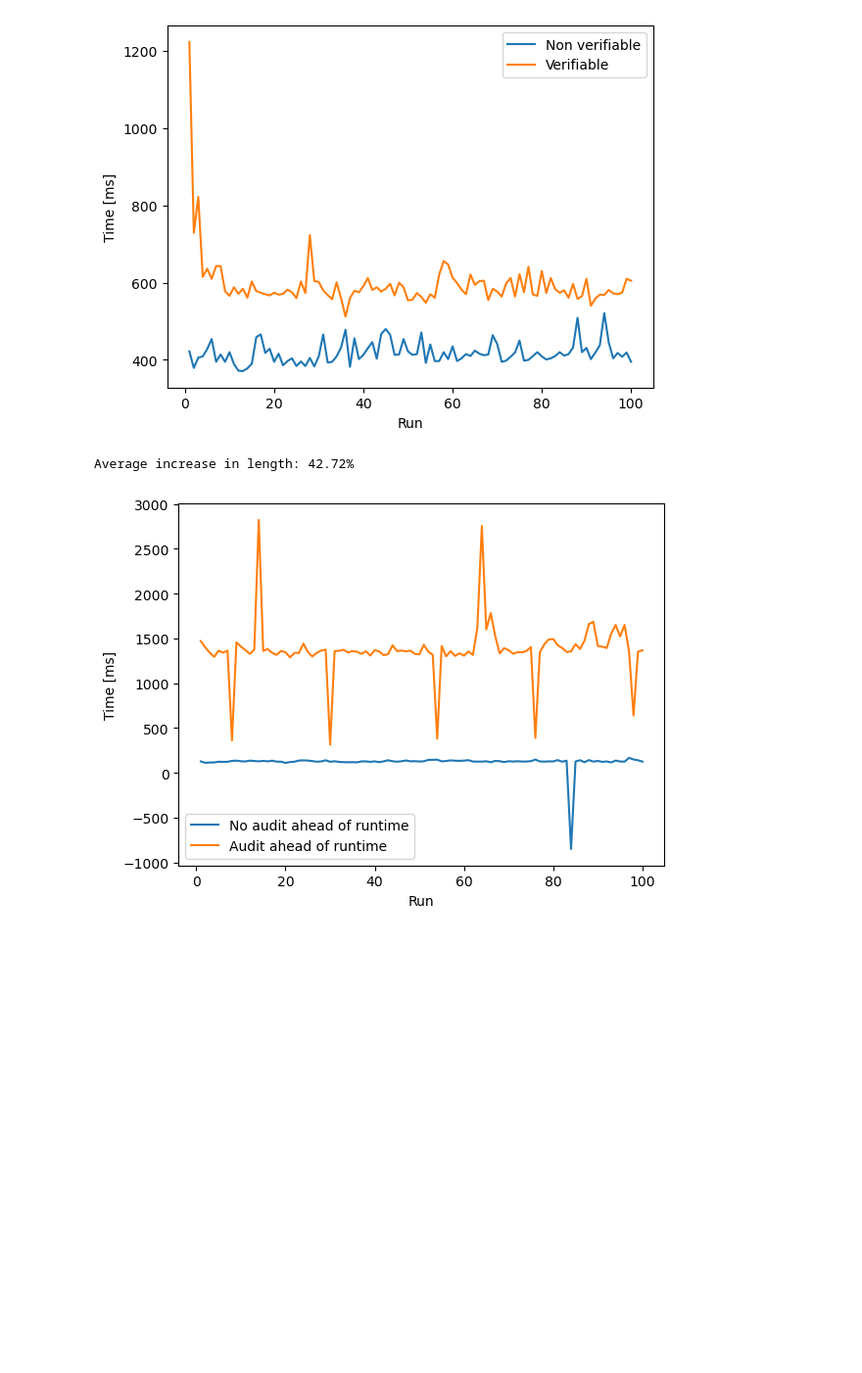
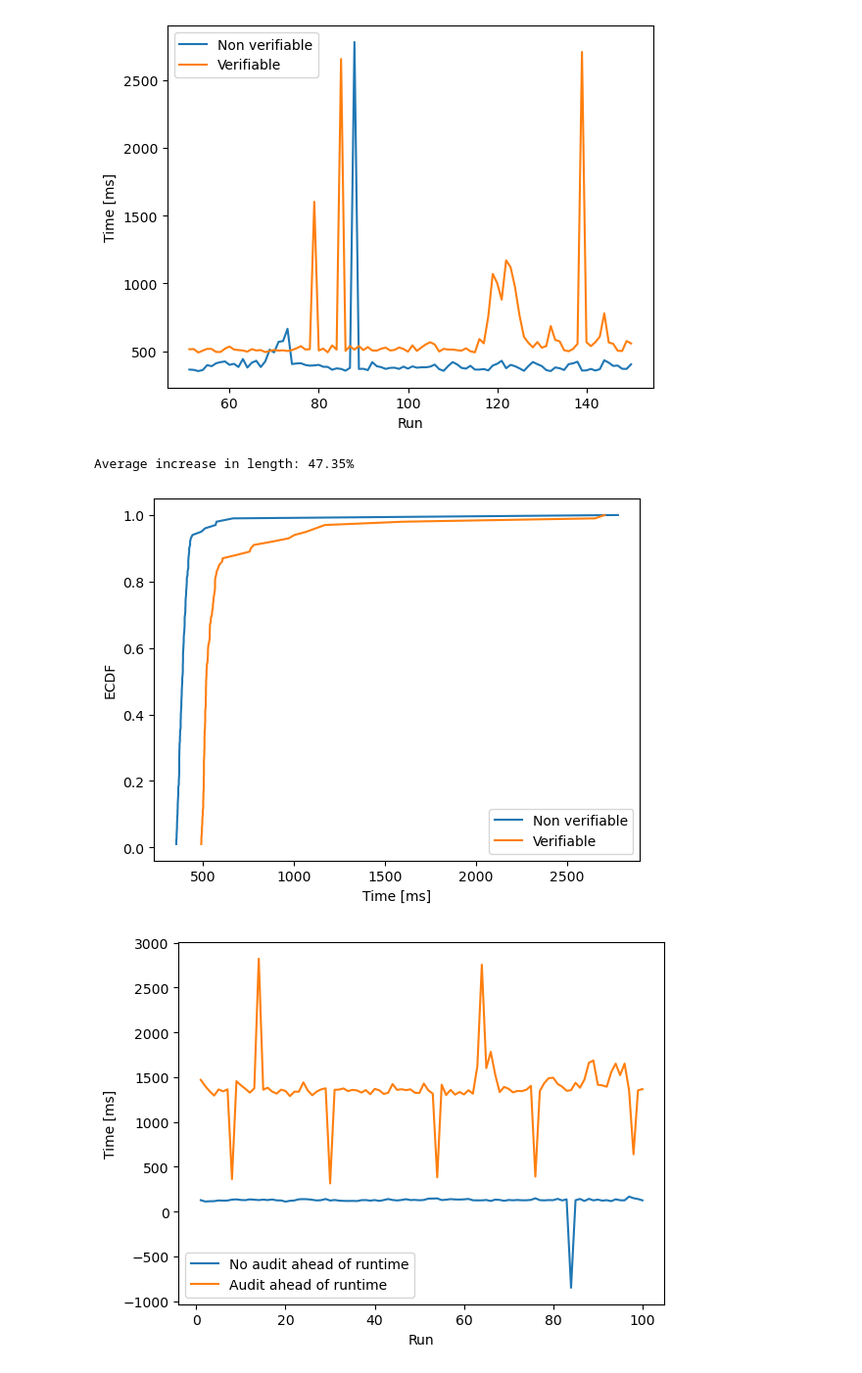
Before and after one commit to TitusVM/wasm_rpn_calc, a Jupyter notebook: analysis.ipynb, the cells around one changed output. Shown at 98% size. Saved outputs shown, nothing was run; the diff lists cells and outputs as text; code cells hidden in the pictures; blank space fills up the shorter version.

```diff
--- a/analysis.ipynb
+++ b/analysis.ipynb
@@ -5,37 +5,69 @@
 
 import csv
 import sys
+import numpy as np
 
 def read_csv(filename):
     with open(filename, 'r') as csvfile:
         csvreader = csv.reader(csvfile)
         next(csvreader) # skip header
         return {int(row[0]): int(row[1]) for row in csvreader}
 
 # Plot both results on the same graph to see which took longer
 def plot_results(results_normal, results_safe):
     import matplotlib.pyplot as plt
     plt.plot(results_normal.keys(), results_normal.values(), label='Non verifiable')
     plt.plot(results_safe.keys(), results_safe.values(), label='Verifiable')
     plt.xlabel('Run')
     plt.ylabel('Time [ms]')
     plt.legend()
     plt.savefig('compilation.png', bbox_inches='tight', dpi=300)
     plt.show()
 
 def print_average_increase_in_length(results_normal, results_safe):
     normal_values = list(results_normal.values())
     safe_values = list(results_safe.values())
     print('Average increase in length: {:.2f}%'.format((sum(safe_values) - sum(normal_values)) / sum(normal_values) * 100))
 
 normal = read_csv('results_normal.csv')
 safe = read_csv('results_safe.csv')
 
+# Skip the first 50 in each run (warmup)
+normal = {k: v for k, v in normal.items() if k > 50}
+safe = {k: v for k, v in safe.items() if k > 50}
+
 plot_results(normal, safe)
 print_average_increase_in_length(normal, safe)
+
+
+# Now as a CDF (Cumulative Distribution Function)
+def plot_cdf(results_normal, results_safe):
+    import matplotlib.pyplot as plt
+
+    def ecdf(data):
+        x = np.sort(data)
+        y = np.arange(1, len(x) + 1) / len(x)
+        return x, y
+
+    normal_values = list(results_normal.values())
+    safe_values = list(results_safe.values())
+
+    x_normal, y_normal = ecdf(normal_values)
+    x_safe, y_safe = ecdf(safe_values)
+
+    plt.plot(x_normal, y_normal, label='Non verifiable')
+    plt.plot(x_safe, y_safe, label='Verifiable')
+    plt.xlabel('Time [ms]')
+    plt.ylabel('ECDF')
+    plt.legend()
+    plt.savefig('cdf_comparison.png', bbox_inches='tight', dpi=300)
+    plt.show()
+
+plot_cdf(normal, safe)
 # %% [output]
-[figure, old version]
+[figure, new version]
-Average increase in length: 42.72%
+Average increase in length: 47.35%
+[figure, added]
 # %%
 import csv
 import sys
```
Also changed, not shown: 3 other files.
